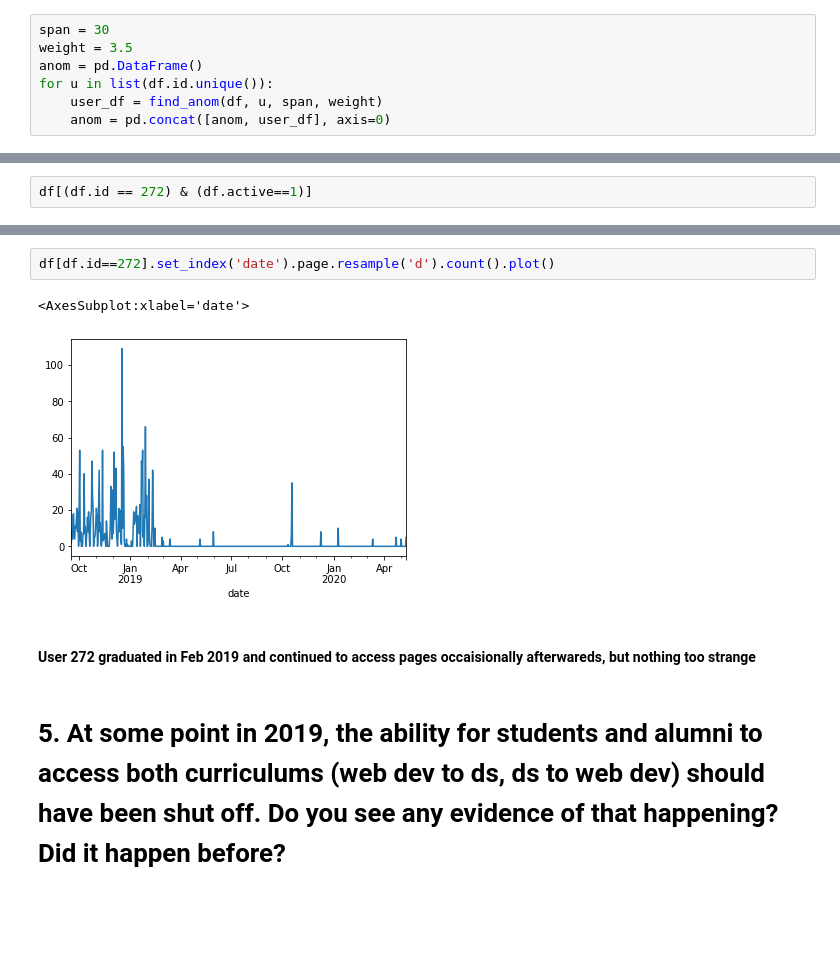
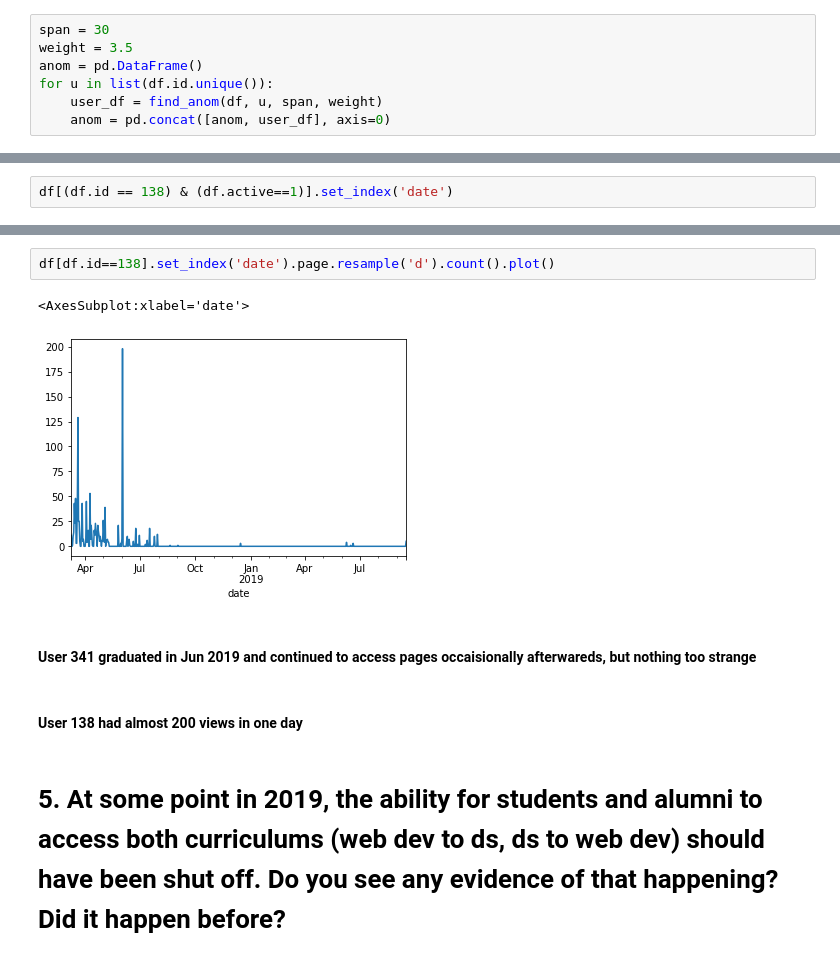
Before and after one commit to DanChurchill/anomaly_detection_project, a Jupyter notebook: initial_questions.ipynb, the cells around one changed output, grey strips where cells are left out. Cells and saved outputs as stored; diff of their text form; blank space fills up the shorter version.

```diff
--- a/initial_questions.ipynb
+++ b/initial_questions.ipynb
@@ -256,3 +235,3 @@ anom[anom.pages == 272]
 # %%
-df[(df.id == 272) & (df.active==1)]
+df[(df.id == 138) & (df.active==1)].set_index('date')
 # %% [output]
@@ -272,10 +252,12 @@ df[(df.id == 272) & (df.active==1)]
 # %%
-df[df.id==272].set_index('date').page.resample('d').count().plot()
+df[df.id==138].set_index('date').page.resample('d').count().plot()
 # %% [output]
 <AxesSubplot:xlabel='date'>
-[figure, old version]
+[figure, new version]
 # %% [markdown]
-#### User 272 graduated in Feb 2019 and continued to access pages occaisionally afterwareds, but nothing too strange
+#### User 341 graduated in Jun 2019 and continued to access pages occaisionally afterwareds, but nothing too strange
+# %% [markdown]
+#### User 138 had almost 200 views in one day
 # %% [markdown]
 # 5. At some point in 2019, the ability for students and alumni to access both curriculums (web dev to ds, ds to web dev) should have been shut off. Do you see any evidence of that happening? Did it happen before?
 # %%
```
Also changed, not shown: parts of 18 cells of this notebook.
